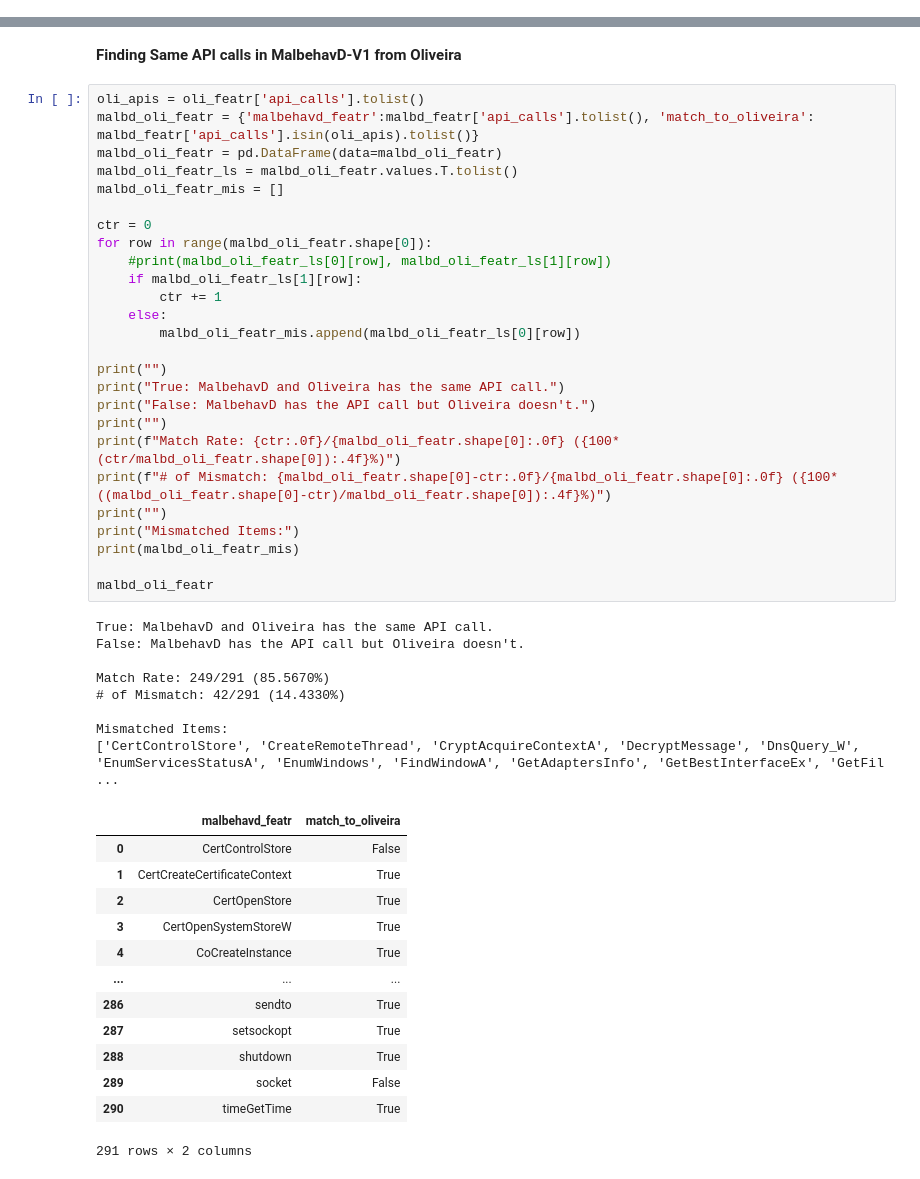
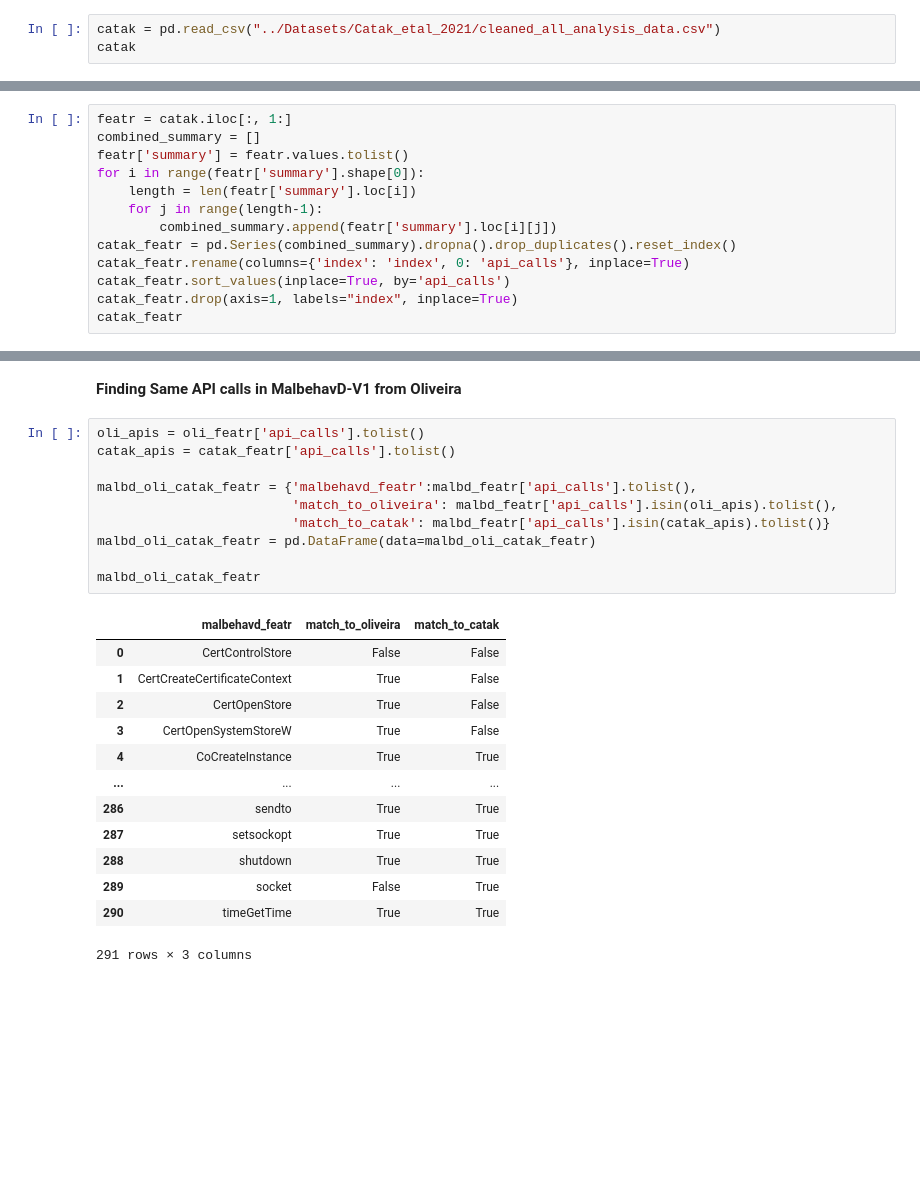
Before and after one commit to jm55/THESIS, a Jupyter notebook: Notebooks/Dataset Scanning.ipynb, the cells around one changed output, grey strips where cells are left out. Cells and saved outputs as stored; diff of their text form; blank space fills up the shorter version.

Commit message:
Multiple changes
1. Updated cleaners for Catak and Oliveira
2. Updated Notebook
3. Added produced files of every unique API calls found in MalbehavD, Oliveira, & Catak

```diff
--- a/Notebooks/Dataset Scanning.ipynb
+++ b/Notebooks/Dataset Scanning.ipynb
@@ -215,0 +389,3 @@ combined_summary: 4343724
+# %%
+catak = pd.read_csv("../Datasets/Catak_etal_2021/cleaned_all_analysis_data.csv")
+catak
@@ -215,0 +408,13 @@ combined_summary: 4343724
+# %%
+featr = catak.iloc[:, 1:]
+combined_summary = []
+featr['summary'] = featr.values.tolist()
+for i in range(featr['summary'].shape[0]):
+    length = len(featr['summary'].loc[i])
+    for j in range(length-1):
+        combined_summary.append(featr['summary'].loc[i][j])
+catak_featr = pd.Series(combined_summary).dropna().drop_duplicates().reset_index()
+catak_featr.rename(columns={'index': 'index', 0: 'api_calls'}, inplace=True)
+catak_featr.sort_values(inplace=True, by='api_calls')
+catak_featr.drop(axis=1, labels="index", inplace=True)
+catak_featr
@@ -219,49 +444,25 @@ combined_summary: 4343724
 **Finding Same API calls in MalbehavD-V1 from Oliveira**
 # %%
 oli_apis = oli_featr['api_calls'].tolist()
-malbd_oli_featr = {'malbehavd_featr':malbd_featr['api_calls'].tolist(), 'match_to_oliveira': malbd_featr['api_calls'].isin(oli_apis).tolist()}
-malbd_oli_featr = pd.DataFrame(data=malbd_oli_featr)
-malbd_oli_featr_ls = malbd_oli_featr.values.T.tolist()
-malbd_oli_featr_mis = []
+catak_apis = catak_featr['api_calls'].tolist()
 
-ctr = 0
-for row in range(malbd_oli_featr.shape[0]):
-    #print(malbd_oli_featr_ls[0][row], malbd_oli_featr_ls[1][row])
-    if malbd_oli_featr_ls[1][row]:
-        ctr += 1
-    else:
-        malbd_oli_featr_mis.append(malbd_oli_featr_ls[0][row])
+malbd_oli_catak_featr = {'malbehavd_featr':malbd_featr['api_calls'].tolist(),
+                         'match_to_oliveira': malbd_featr['api_calls'].isin(oli_apis).tolist(),
+                         'match_to_catak': malbd_featr['api_calls'].isin(catak_apis).tolist()}
+malbd_oli_catak_featr = pd.DataFrame(data=malbd_oli_catak_featr)
 
-print("")
-print("True: MalbehavD and Oliveira has the same API call.")
-print("False: MalbehavD has the API call but Oliveira doesn't.")
-print("")
-print(f"Match Rate: {ctr:.0f}/{malbd_oli_featr.shape[0]:.0f} ({100*(ctr/malbd_oli_featr.shape[0]):.4f}%)")
-print(f"# of Mismatch: {malbd_oli_featr.shape[0]-ctr:.0f}/{malbd_oli_featr.shape[0]:.0f} ({100*((malbd_oli_featr.shape[0]-ctr)/malbd_oli_featr.shape[0]):.4f}%)")
-print("")
-print("Mismatched Items:")
-print(malbd_oli_featr_mis)
-
-malbd_oli_featr
+malbd_oli_catak_featr
 # %% [output]
+|  | malbehavd_featr | match_to_oliveira | match_to_catak |
+| 0 | CertControlStore | False | False |
+| 1 | CertCreateCertificateContext | True | False |
+| 2 | CertOpenStore | True | False |
+| 3 | CertOpenSystemStoreW | True | False |
+| 4 | CoCreateInstance | True | True |
+| ... | ... | ... | ... |
+| 286 | sendto | True | True |
+| 287 | setsockopt | True | True |
+| 288 | shutdown | True | True |
+| 289 | socket | False | True |
+| 290 | timeGetTime | True | True |
-True: MalbehavD and Oliveira has the same API call.
-False: MalbehavD has the API call but Oliveira doesn't.
-
-Match Rate: 249/291 (85.5670%)
-# of Mismatch: 42/291 (14.4330%)
-
-Mismatched Items:
-['CertControlStore', 'CreateRemoteThread', 'CryptAcquireContextA', 'DecryptMessage', 'DnsQuery_W', 'EnumServicesStatusA', 'EnumWindows', 'FindWindowA', 'GetAdaptersInfo', 'GetBestInterfaceEx', 'GetFil ...
+291 rows × 3 columns
-|  | malbehavd_featr | match_to_oliveira |
-| 0 | CertControlStore | False |
-| 1 | CertCreateCertificateContext | True |
-| 2 | CertOpenStore | True |
-| 3 | CertOpenSystemStoreW | True |
-| 4 | CoCreateInstance | True |
-| ... | ... | ... |
-| 286 | sendto | True |
-| 287 | setsockopt | True |
-| 288 | shutdown | True |
-| 289 | socket | False |
-| 290 | timeGetTime | True |
-291 rows × 2 columns
```
Also changed, not shown: parts of 38 cells of this notebook, 7 other files.
